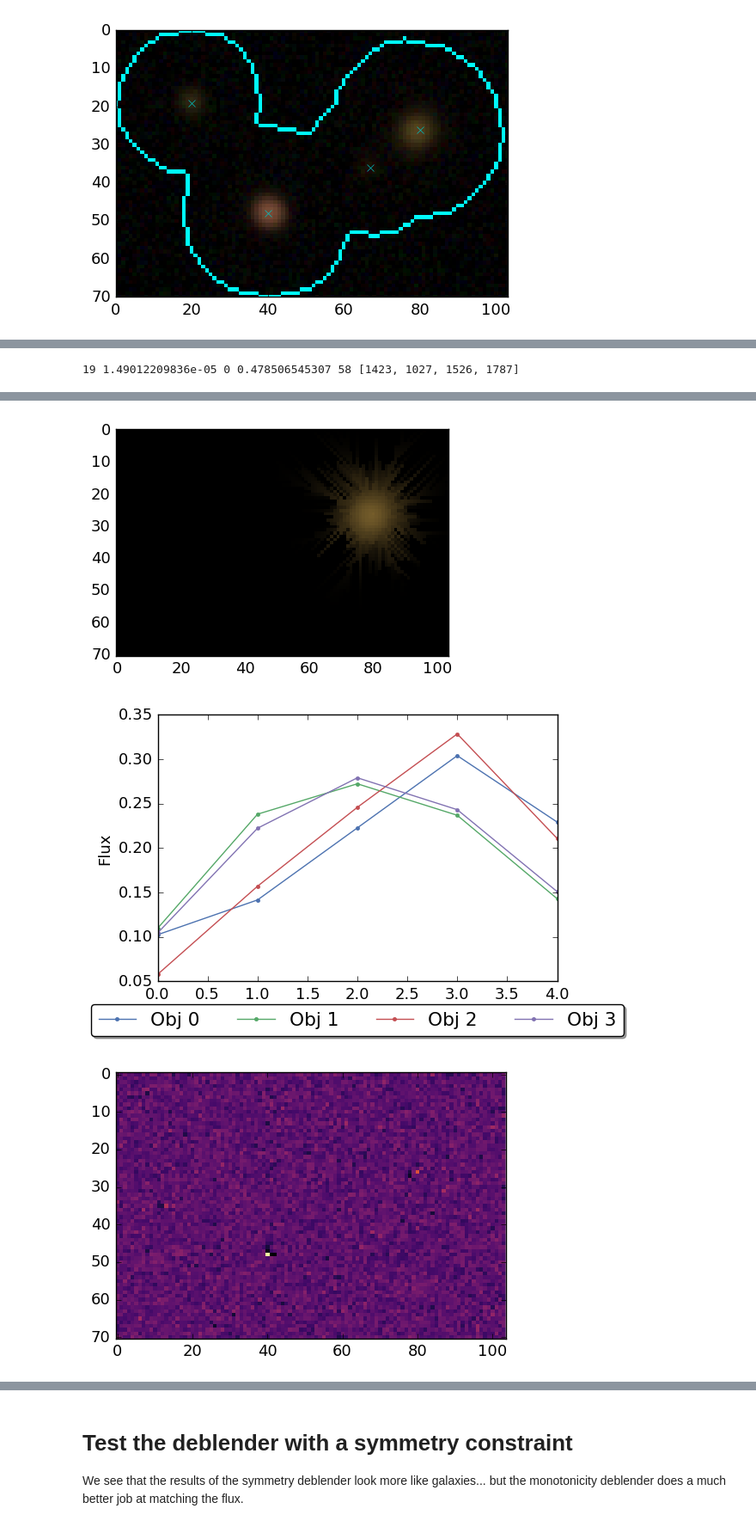
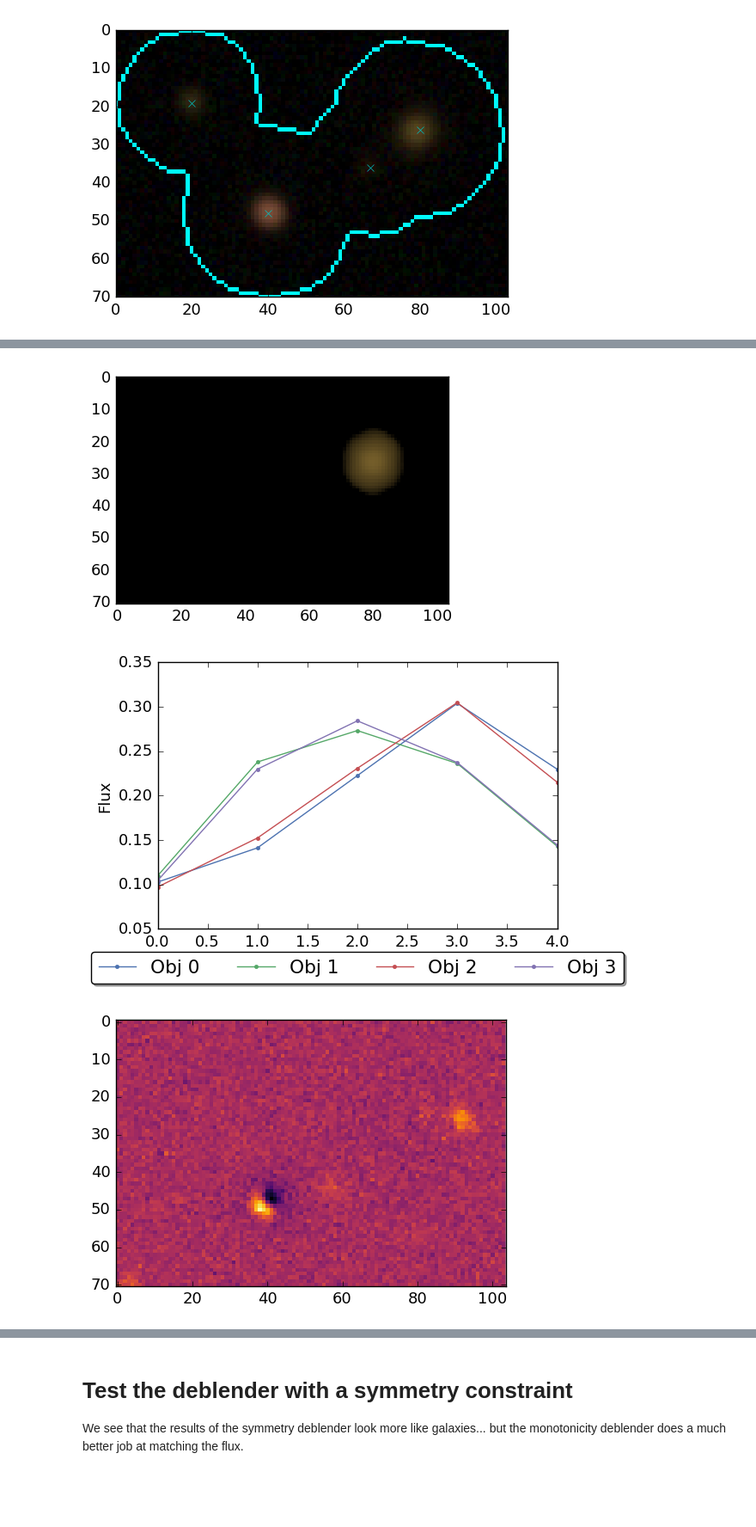
Before and after one commit to lsst/meas_deblender, a Jupyter notebook: examples/testNMFproximal.ipynb, the cells around one changed output, grey strips where cells are left out. Shown at 86% size. Drawn from its saved outputs; the diff is of its cells as text; code cells hidden in the pictures; blank space fills up the shorter version.

```diff
--- a/examples/testNMFproximal.ipynb
+++ b/examples/testNMFproximal.ipynb
@@ -45,6 +46,7 @@ INFO:lsst.meas.deblender.proximal:Sources with multiple peaks: 16
 [figure]
 [figure]
 # %%
-deblend = expDb.deblendParent(condition=expDb.mergedTable["peaks"]==4, display=True, minGradient=0.8)
+deblend = expDb.deblendParent(condition=expDb.mergedTable["peaks"]==4, display=True, maxiter=200,
+                              constraints='S', l0_thresh=.005, usePsf=True, psfThresh=3e-3, nonSymmetricFill=0)
 # %% [output]
 [figure]
@@ -88 +69,0 @@ INFO:lsst.meas.deblender.proximal:Filter y: flux=127.4, real=131.9, error=3.41%
-19 1.49012209836e-05 0 0.478506545307 58 [1423, 1027, 1526, 1787]
@@ -92,6 +73,6 @@ INFO:lsst.meas.deblender.proximal:Filter y: flux=127.4, real=131.9, error=3.41%
-[figure, old version]
+[figure, new version]
-[figure, old version]
+[figure, new version]
-[figure, old version]
+[figure, new version]
 # %%
 deblend.displayAllTemplates(0)
 # %% [output]
```
Also changed, not shown: parts of 3 cells of this notebook, 3 other files.
